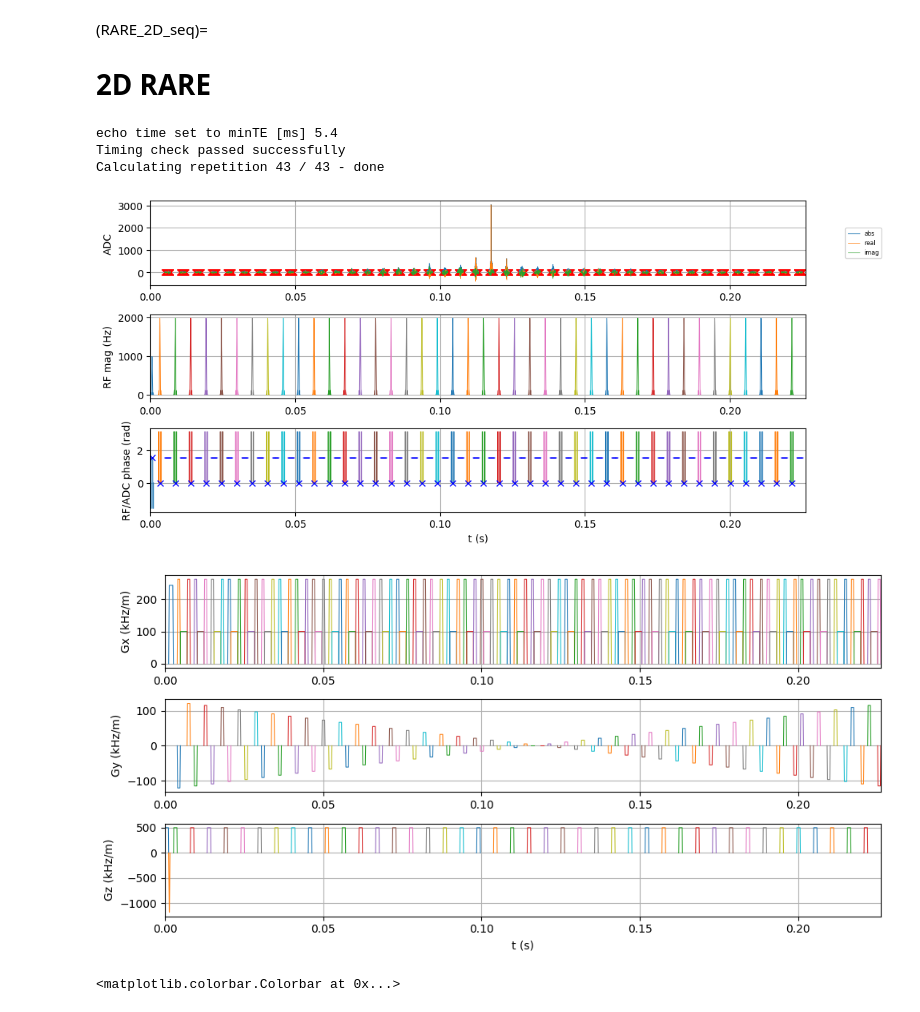
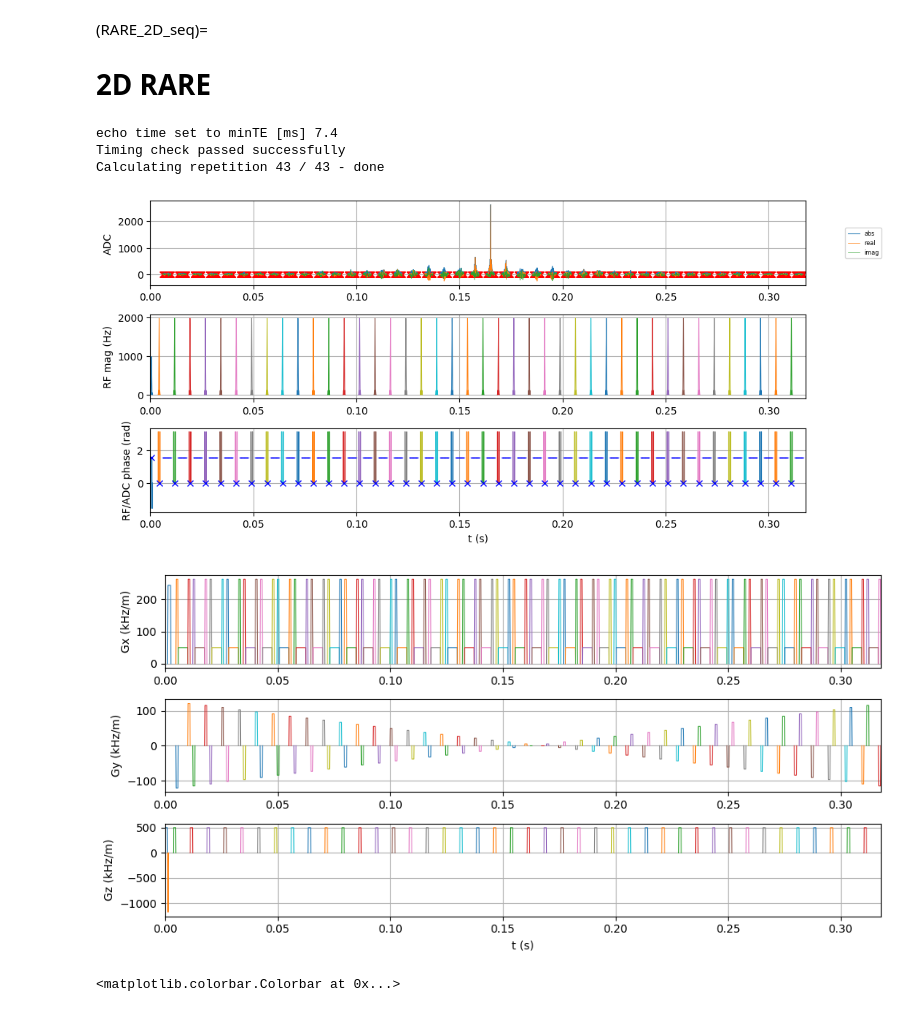
Before and after one commit to MRsources/MRzero-Core, a Jupyter notebook: documentation/playground_mr0/mr0_RARE_2D_seq.ipynb, the cells around one changed output. Saved outputs shown, nothing was run; the diff lists cells and outputs as text; code cells hidden in the pictures.

Commit message:
RARE update - no linear phase by correcting adc delay and rise time (dwell needed to be adjusted so that rise_time was on raster_time)

```diff
--- a/documentation/playground_mr0/mr0_RARE_2D_seq.ipynb
+++ b/documentation/playground_mr0/mr0_RARE_2D_seq.ipynb
@@ -57,15 +57,15 @@ rf2, gz2, _ = pp.make_sinc_pulse(
     slice_thickness=slice_thickness, apodization=0.5, time_bw_product=4,
     system=system, return_gz=True)
 
-dwell=50e-6
+dwell=50e-6*2
 
 G_flag=(int(RO_grad_on),int(PE_grad_on))  # gradient flag (read,PE), if (0,0) all gradients are 0, for (1,0) PE is off
 
 # Define other gradients and ADC events
-gx = pp.make_trapezoid(channel='x', flat_area=Nread / fov*G_flag[0], flat_time=Nread*dwell, system=system)
-adc = pp.make_adc(num_samples=Nread, duration=Nread*dwell, phase_offset=90 * np.pi / 180, delay=gx.rise_time, system=system)
+gx = pp.make_trapezoid(channel='x', rise_time = 0.5*dwell, flat_area=Nread / fov*G_flag[0], flat_time=Nread*dwell, system=system)
+adc = pp.make_adc(num_samples=Nread, duration=Nread*dwell, phase_offset=90 * np.pi / 180, delay=0*gx.rise_time, system=system)
 gx_pre0 = pp.make_trapezoid(channel='x', area=+((1.0 + r_spoil) * gx.area / 2) , duration=1.5e-3, system=system)
-gx_prewinder = pp.make_trapezoid(channel='x', area=+(r_spoil * gx.area / 2 ), duration=1e-3, system=system)
+gx_prewinder = pp.make_trapezoid(channel='x', area=+(r_spoil * gx.area / 2), duration=1e-3, system=system)
 gp = pp.make_trapezoid(channel='y', area=0 / fov, duration=1e-3, system=system)
 rf_prep = pp.make_block_pulse(flip_angle=180 * np.pi / 180, duration=1e-3, system=system)
 
@@ -132,34 +132,34 @@ for fig_num in fig_handles:
     plt.figure(fig_num)
     plt.savefig(f'TSE_{fig_num}.png', format='png')
 
 plt.show()
 
 # %% S4: MR IMAGE RECON of signal ::: #####################################
 kspace = torch.reshape((signal), (Nphase, Nread)).clone().t()
 # fftshift,FFT,fftshift
 spectrum = torch.fft.fftshift(kspace)
 space = torch.fft.fft2(spectrum)
 space = torch.fft.ifftshift(space)
 
 plt.subplot(221)
 plt.title('k-space')
 mr0.util.imshow(np.abs(kspace.numpy()))
 plt.subplot(223)
 plt.title('k-space_r')
 mr0.util.imshow(np.log(np.abs(kspace.numpy())))
 
 plt.subplot(222)
 plt.title('FFT-magnitude')
 mr0.util.imshow(np.abs(space.numpy()))
 plt.colorbar()
 plt.subplot(224)
 plt.title('FFT-phase')
 mr0.util.imshow(np.angle(space.numpy()), vmin=-np.pi, vmax=np.pi)
 plt.colorbar()
 # %% [output]
-echo time set to minTE [ms] 5.4
+echo time set to minTE [ms] 7.4
 Timing check passed successfully
 Calculating repetition 43 / 43 - done
-[figure, old version]
+[figure, new version]
-[figure, old version]
+[figure, new version]
 <matplotlib.colorbar.Colorbar at 0x...>
```
Also changed, not shown: parts of 1 cell of this notebook.
